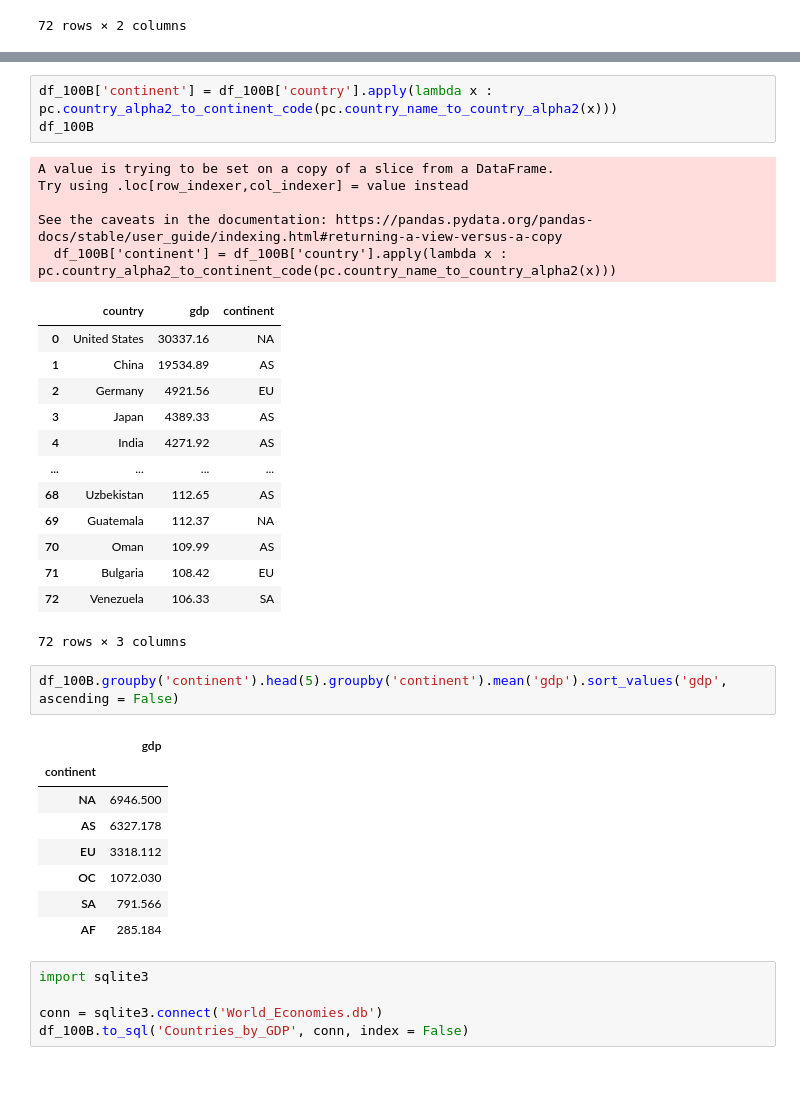
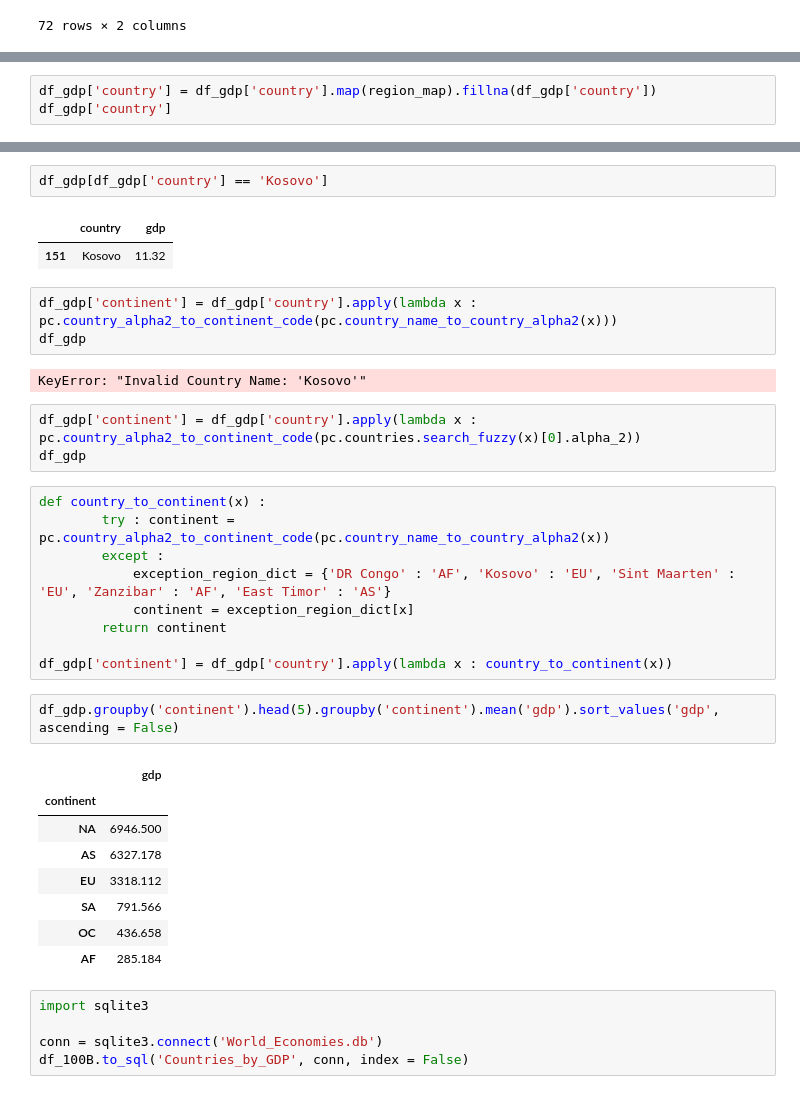
Before and after one commit to woosukYoon/softeer, a Jupyter notebook: 과제/W1M3 - ETL 프로세스 구현하기.ipynb, the cells around one changed output, grey strips where cells are left out. Cells and saved outputs as stored; diff of their text form.

```diff
--- a/과제/W1M3 - ETL 프로세스 구현하기.ipynb
+++ b/과제/W1M3 - ETL 프로세스 구현하기.ipynb
@@ -148,0 +154,3 @@ con_code
+# %%
+df_gdp['country'] = df_gdp['country'].map(region_map).fillna(df_gdp['country'])
+df_gdp['country']
@@ -149,35 +170,35 @@ con_code
+# %%
+df_gdp[df_gdp['country'] == 'Kosovo']
+# %% [output]
+|  | country | gdp |
+| 151 | Kosovo | 11.32 |
 # %%
-df_100B['continent'] = df_100B['country'].apply(lambda x : pc.country_alpha2_to_continent_code(pc.country_name_to_country_alpha2(x)))
-df_100B
+df_gdp['continent'] = df_gdp['country'].apply(lambda x : pc.country_alpha2_to_continent_code(pc.country_name_to_country_alpha2(x)))
+df_gdp
 # %% [output]
-A value is trying to be set on a copy of a slice from a DataFrame.
-Try using .loc[row_indexer,col_indexer] = value instead
-
-See the caveats in the documentation: https://pandas.pydata.org/pandas-docs/stable/user_guide/indexing.html#returning-a-view-versus-a-copy
-  df_100B['continent'] = df_100B['country'].apply(lambda x : pc.country_alpha2_to_continent_code(pc.country_name_to_country_alpha2(x)))
+KeyError: "Invalid Country Name: 'Kosovo'"
-|  | country | gdp | continent |
-| 0 | United States | 30337.16 | NA |
-| 1 | China | 19534.89 | AS |
-| 2 | Germany | 4921.56 | EU |
-| 3 | Japan | 4389.33 | AS |
-| 4 | India | 4271.92 | AS |
-| ... | ... | ... | ... |
-| 68 | Uzbekistan | 112.65 | AS |
-| 69 | Guatemala | 112.37 | NA |
-| 70 | Oman | 109.99 | AS |
-| 71 | Bulgaria | 108.42 | EU |
-| 72 | Venezuela | 106.33 | SA |
-72 rows × 3 columns
+# %%
+df_gdp['continent'] = df_gdp['country'].apply(lambda x : pc.country_alpha2_to_continent_code(pc.countries.search_fuzzy(x)[0].alpha_2))
+df_gdp
+# %%
+def country_to_continent(x) :
+        try : continent = pc.country_alpha2_to_continent_code(pc.country_name_to_country_alpha2(x))
+        except :
+            exception_region_dict = {'DR Congo' : 'AF', 'Kosovo' : 'EU', 'Sint Maarten' : 'EU', 'Zanzibar' : 'AF', 'East Timor' : 'AS'}
+            continent = exception_region_dict[x]
+        return continent
+
+df_gdp['continent'] = df_gdp['country'].apply(lambda x : country_to_continent(x))
 # %%
-df_100B.groupby('continent').head(5).groupby('continent').mean('gdp').sort_values('gdp', ascending = False)
+df_gdp.groupby('continent').head(5).groupby('continent').mean('gdp').sort_values('gdp', ascending = False)
 # %% [output]
 |  | gdp |
 | continent |  |
 | NA | 6946.500 |
 | AS | 6327.178 |
 | EU | 3318.112 |
-| OC | 1072.030 |
 | SA | 791.566 |
+| OC | 436.658 |
 | AF | 285.184 |
 # %%
 import sqlite3
```
Also changed, not shown: parts of 8 cells of this notebook, 9 other files.
